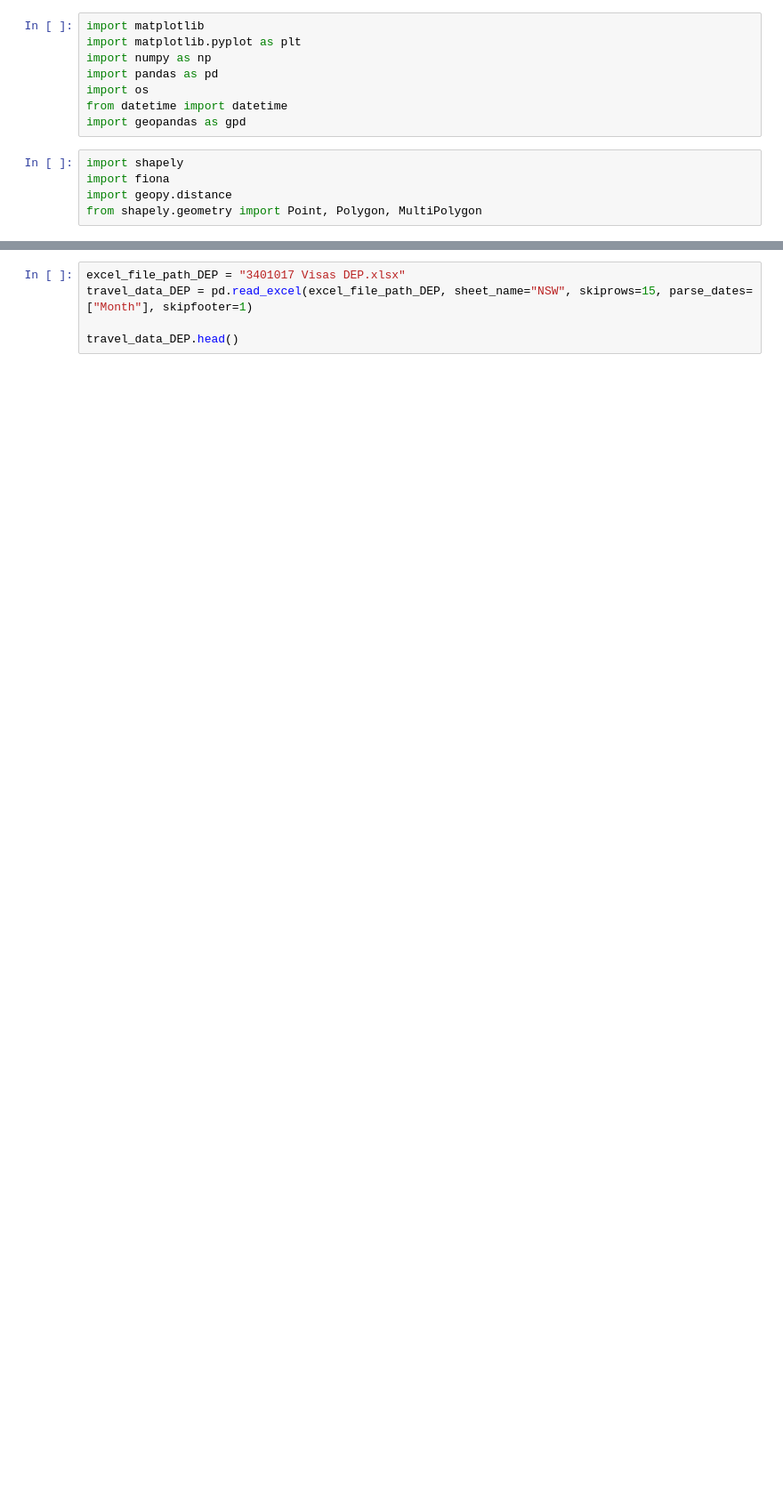
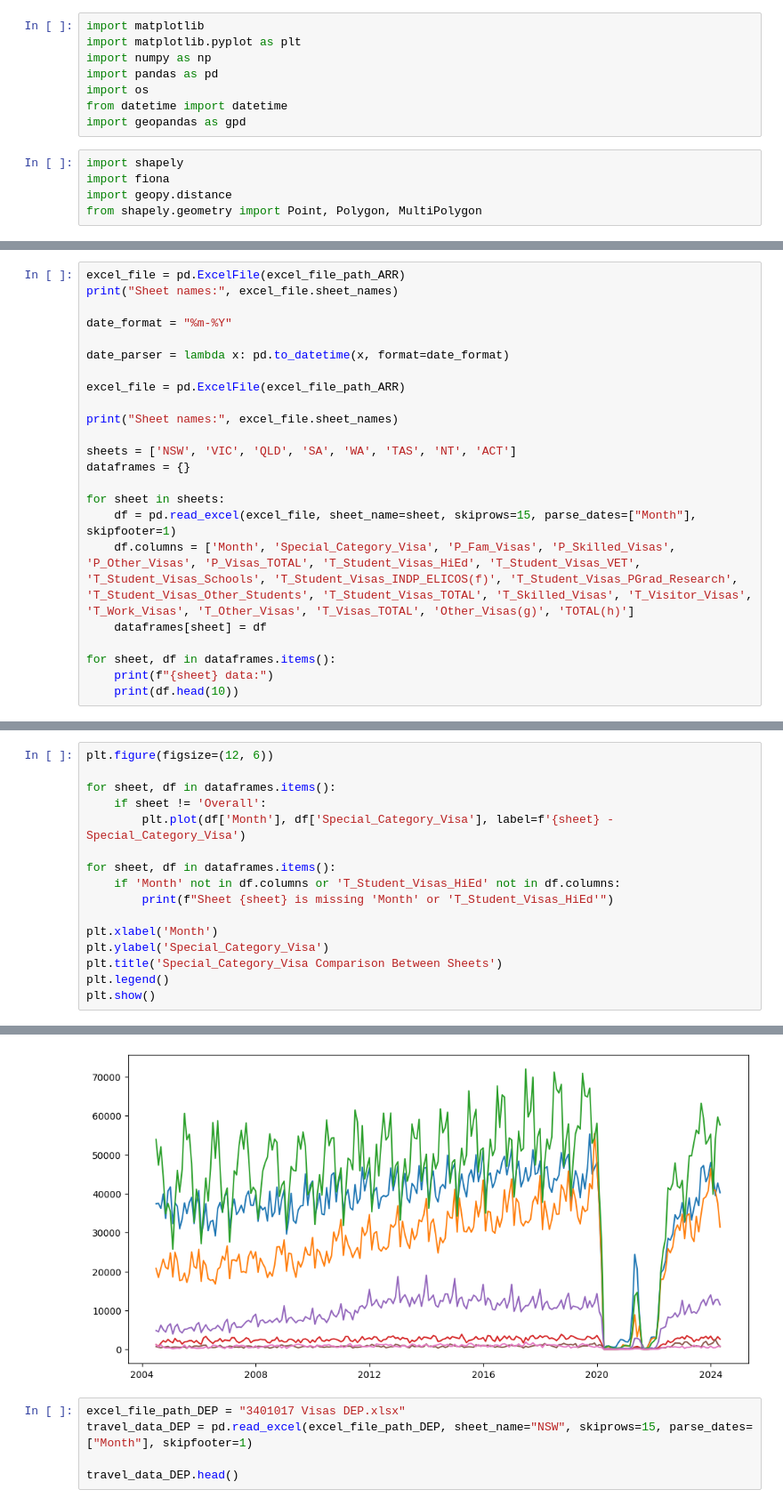
Before and after one commit to amelia-hov/travel_dataproject, a Jupyter notebook: data_introduction/basic_pandas.ipynb, the cells around one changed output, grey strips where cells are left out. Shown at 89% size. Cells and saved outputs as stored; diff of their text form; blank space fills up the shorter version.

Commit message:
With a graph to check on github

```diff
--- a/data_introduction/basic_pandas.ipynb
+++ b/data_introduction/basic_pandas.ipynb
@@ -34,3 +33,26 @@ travel_data_ARR.head()
 | 2 | 2004-09-01 | 36180.0 | 4490.0 | 6710.0 | 7860.0 | ... |
 | 3 | 2004-10-01 | 39900.0 | 5170.0 | 7140.0 | 9010.0 | ... |
 | 4 | 2004-11-01 | 33620.0 | 4470.0 | 6190.0 | 7370.0 | ... |
+# %%
+excel_file = pd.ExcelFile(excel_file_path_ARR)
+print("Sheet names:", excel_file.sheet_names)
+
+date_format = "%m-%Y"
+
+date_parser = lambda x: pd.to_datetime(x, format=date_format)
+
+excel_file = pd.ExcelFile(excel_file_path_ARR)
+
+print("Sheet names:", excel_file.sheet_names)
+
+sheets = ['NSW', 'VIC', 'QLD', 'SA', 'WA', 'TAS', 'NT', 'ACT']
+dataframes = {}
+
+for sheet in sheets:
+    df = pd.read_excel(excel_file, sheet_name=sheet, skiprows=15, parse_dates=["Month"], skipfooter=1)
+    df.columns = ['Month', 'Special_Category_Visa', 'P_Fam_Visas', 'P_Skilled_Visas', 'P_Other_Visas', 'P_Visas_TOTAL', 'T_Student_Visas_HiEd', 'T_Student_Visas_VET', 'T_Student_Visas_Schools', 'T_Student_Visas_INDP_ELICOS(f)', 'T_Student_Visas_PGrad_Research', 'T_Student_Visas_Other_Students', 'T_Student_Visas_TOTAL', 'T_Skilled_Visas', 'T_Visitor_Visas', 'T_Work_Visas', 'T_Other_Visas', 'T_Visas_TOTAL', 'Other_Visas(g)', 'TOTAL(h)']
+    dataframes[sheet] = df
+
+for sheet, df in dataframes.items():
+    print(f"{sheet} data:")
+    print(df.head(10))
@@ -36,0 +79,17 @@ travel_data_ARR.head()
+# %%
+plt.figure(figsize=(12, 6))
+
+for sheet, df in dataframes.items():
+    if sheet != 'Overall':
+        plt.plot(df['Month'], df['Special_Category_Visa'], label=f'{sheet} - Special_Category_Visa')
+
+for sheet, df in dataframes.items():
+    if 'Month' not in df.columns or 'T_Student_Visas_HiEd' not in df.columns:
+        print(f"Sheet {sheet} is missing 'Month' or 'T_Student_Visas_HiEd'")
+
+plt.xlabel('Month')
+plt.ylabel('Special_Category_Visa')
+plt.title('Special_Category_Visa Comparison Between Sheets')
+plt.legend()
+plt.show()
+# %% [output]
@@ -37,3 +97,4 @@ travel_data_ARR.head()
+[figure, added]
 # %%
 excel_file_path_DEP = "3401017 Visas DEP.xlsx"
 travel_data_DEP = pd.read_excel(excel_file_path_DEP, sheet_name="NSW", skiprows=15, parse_dates=["Month"], skipfooter=1)
```
Also changed, not shown: parts of 7 cells of this notebook.
